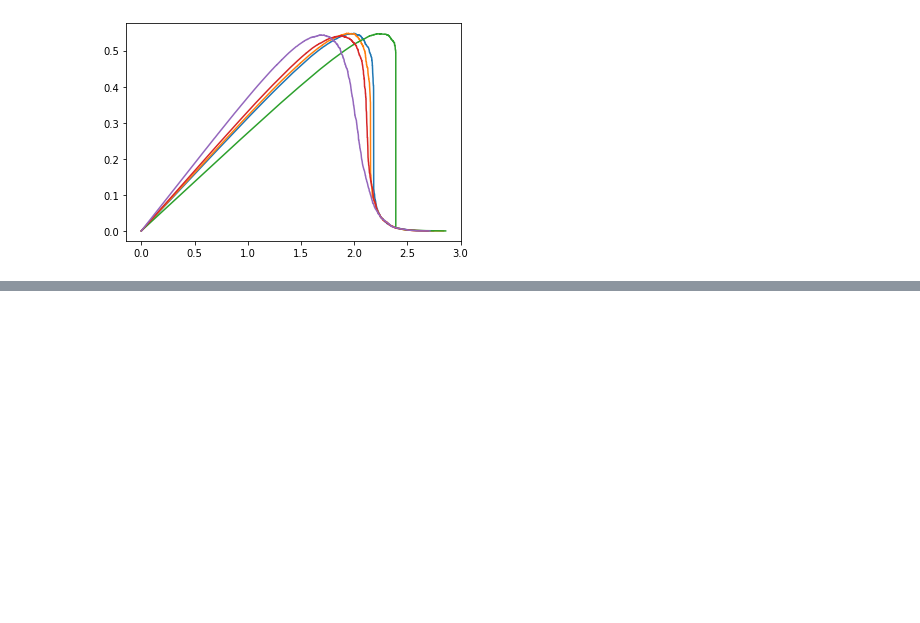
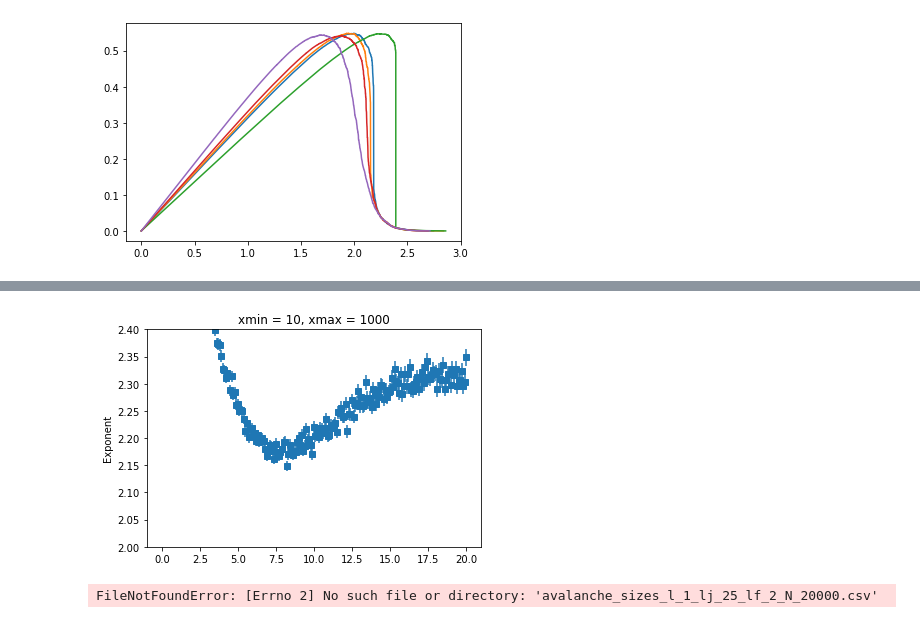
Before and after one commit to hudson-br/localized-fracture, a Jupyter notebook: src/Data_analysis.ipynb, the cells around one changed output, grey strips where cells are left out. Drawn from its saved outputs; the diff is of its cells as text; code cells hidden in the pictures; blank space fills up the shorter version.

```diff
--- a/src/Data_analysis.ipynb
+++ b/src/Data_analysis.ipynb
@@ -84,0 +303,42 @@ import matplotlib.pyplot as plt
+# %%
+plt.figure()
+plt.errorbar(Lj[:], Alpha[:], Sigma[:], linestyle='None', fmt='s')
+plt.ylim([2.,2.4])
+plt.ylabel('Exponent')
+plt.title('xmin = '+ str(power_law_fit_options["xmin"])+ ", xmax = "+ str(power_law_fit_options["xmax"]))
+plt.savefig('avalanche_exponents.pdf')
+plt.show()
+# %% [output]
+[figure, added]
+# %%
+with open('avalanche_sizes_l_1_lj_25_lf_2_N_20000.csv', "r") as f:
+    lines = f.readlines()
+    b = lines[0]
+    a = lines[1]
+    bins = np.array(b.strip().split(','))
+    avalanche = np.array(a.strip().split(','))
+    x = bins.astype(np.float)
+    y = avalanche.astype(np.float)
+
+    plt.figure()
+    plt.loglog(x,y/sum(x*y),'*')#, label = r'$\lambda_J=$'+ filename[42:45]) #brittle
+#     plt.loglog(x,y,'*', label = filename[38:47])
+    plt.xlabel('Avalanche size 'r'$S$')
+    plt.ylabel('Avalanche distribution 'r'$P(S)$')
+
+qi = np.linspace(1,5,20)
+Y = y/sum(x*y)
+nth_moment = np.zeros(20)
+for i in range(len(qi)):
+    ii = qi[i]
+    nth_moment[i] = np.sum(x**ii * Y)
+
+print(np.log(nth_moment))
+plt.figure()
+plt.plot(qi,np.log(nth_moment)/np.log(20000))
+print(nth_moment)
+
+fy = np.log(nth_moment)/np.log(20000)
+print(np.diff(fy)/np.diff(qi))
+# %% [output]
+FileNotFoundError: [Errno 2] No such file or directory: 'avalanche_sizes_l_1_lj_25_lf_2_N_20000.csv'
```
Also changed, not shown: parts of 10 cells of this notebook.
